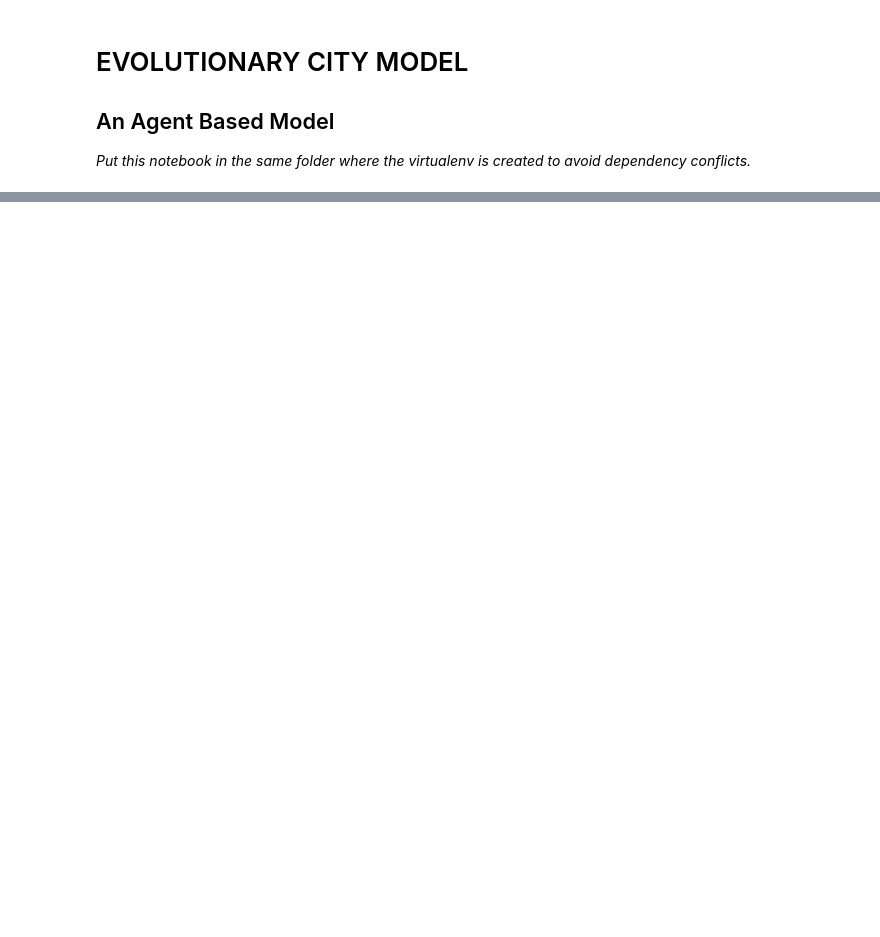
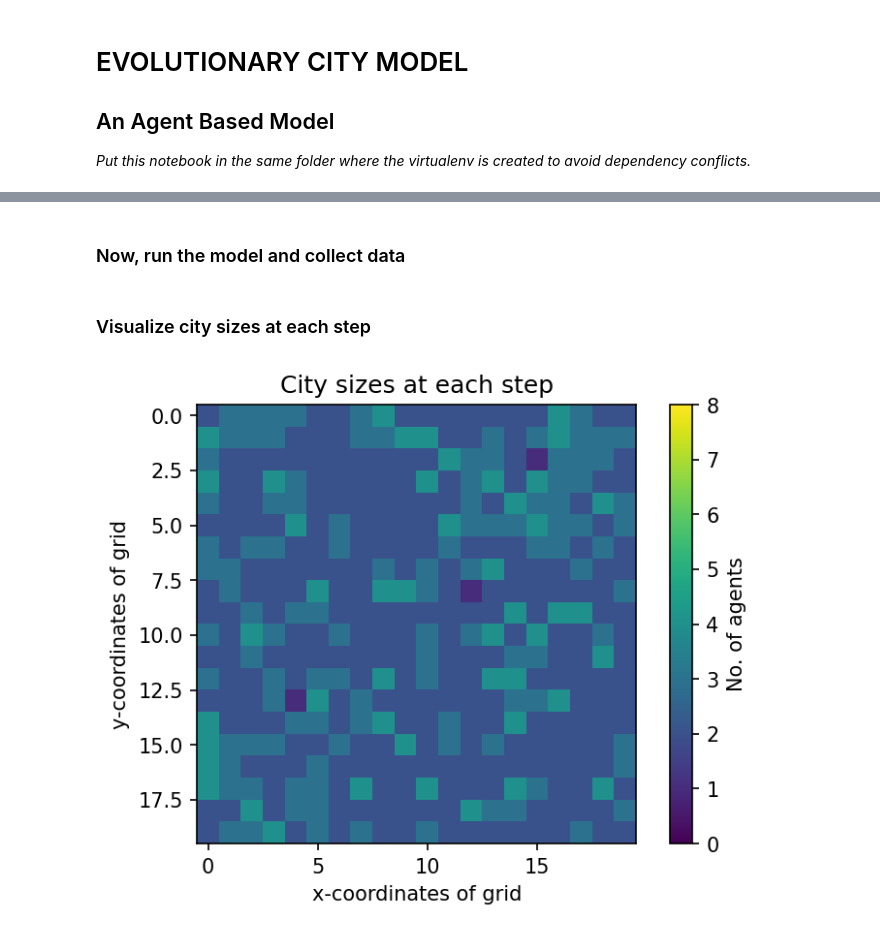
Before and after one commit to kamleshsahoo/CityFormation-ABM, a Jupyter notebook: EvolutionaryCity.ipynb, the cells around one changed output, grey strips where cells are left out. Drawn from its saved outputs; the diff is of its cells as text; code cells hidden in the pictures; blank space fills up the shorter version.

```diff
--- a/EvolutionaryCity.ipynb
+++ b/EvolutionaryCity.ipynb
@@ -136,0 +224,30 @@ class city_model(Model):
+# %% [markdown]
+### Now, run the model and collect data
+# %%
+model = city_model() # default params used
+STEPS = 20
+
+for i in range(STEPS): #run model for 50 steps
+    model.step()
+
+city_evolution = model.datacollector.get_model_vars_dataframe()
+# %% [markdown]
+### Visualize city sizes at each step
+# %%
+## Plot city sizes over time. Colorbar should have fixed values to make it more clear.
+MIN = min(min(min(x.tolist()) for x in city_evolution["City_sizes"]))
+MAX = max(max(max(x.tolist()) for x in city_evolution["City_sizes"]))
+
+for i in range(STEPS):
+    fig = plt.figure(dpi=150)
+    plt.imshow(city_evolution["City_sizes"][i])
+    plt.title("City sizes at each step")
+    plt.xlabel("x-coordinates of grid")
+    plt.ylabel("y-coordinates of grid")
+    plt.colorbar(label="No. of agents")
+    plt.clim(MIN,MAX)
+    plt.show()
+    time.sleep(0.1)
+    clear_output(wait=True)
+# %% [output]
+[figure, added]
```
Also changed, not shown: parts of 16 cells of this notebook.
